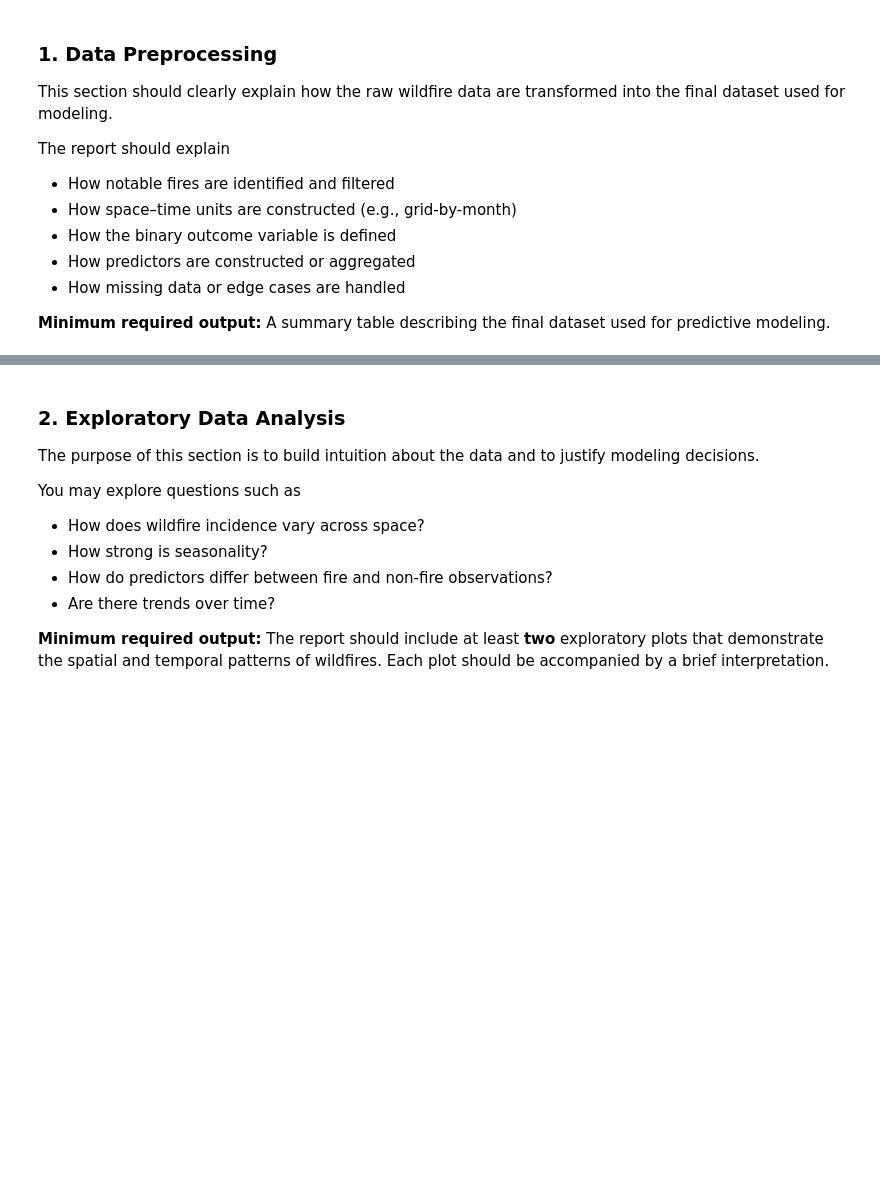
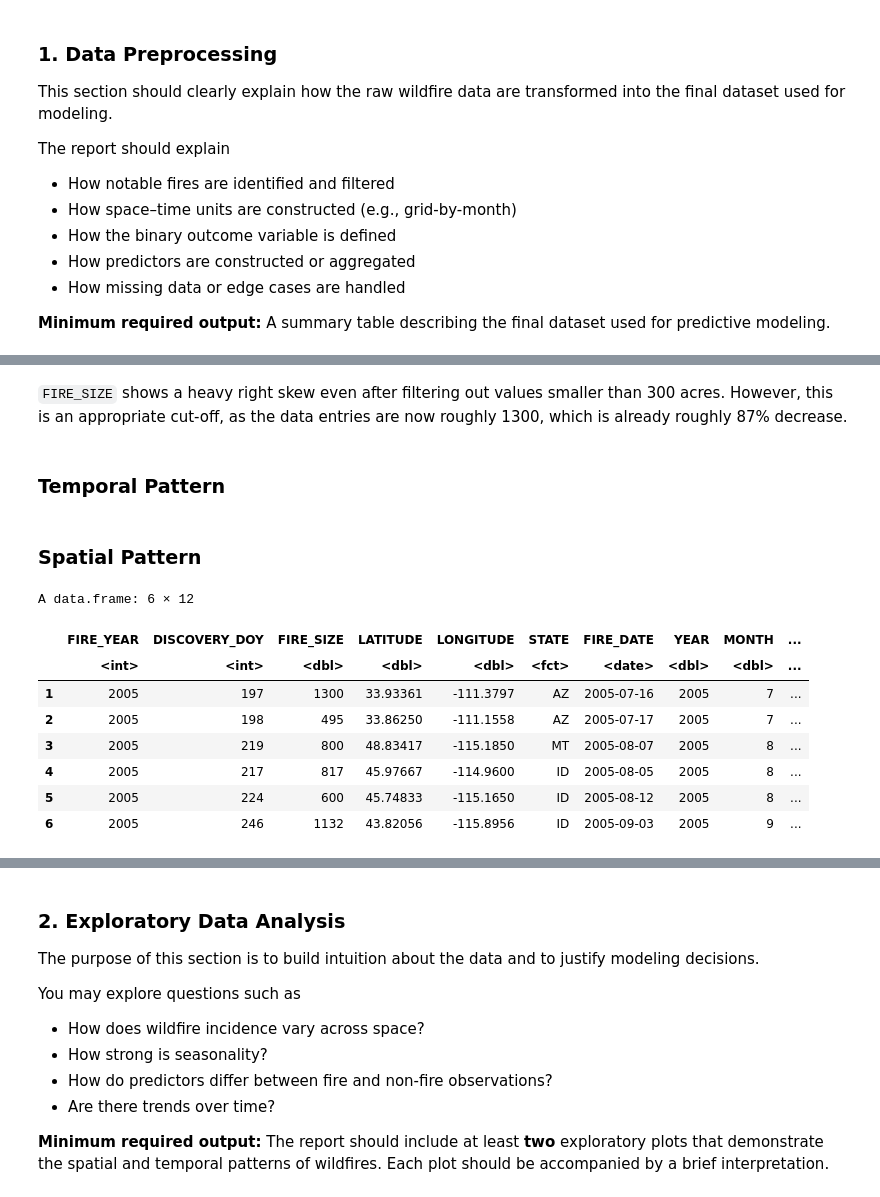
Before and after one commit to trinhhoangtrangthy-cpu/STA141AW26_Final_Project, a Jupyter notebook: Final_report_description.ipynb, the cells around one changed output, grey strips where cells are left out. Drawn from its saved outputs; the diff is of its cells as text; code cells hidden in the pictures; blank space fills up the shorter version.

```diff
--- a/Final_report_description.ipynb
+++ b/Final_report_description.ipynb
@@ -77,0 +138,32 @@ The report should explain
+# %% [markdown]
+`FIRE_SIZE` shows a heavy right skew even after filtering out values smaller than 300 acres. However, this is an appropriate cut-off, as the data entries are now roughly 1300, which is already roughly 87% decrease.
+# %% [markdown]
+### Temporal Pattern
+# %%
+wildfires_300 <- wildfires_300 %>%
+    mutate(FIRE_DATE = as.Date(paste(FIRE_YEAR, DISCOVERY_DOY, sep = "-"), format = "%Y-%j"),
+          YEAR = year(FIRE_DATE),
+          MONTH = month(FIRE_DATE))
+
+#head(wildfires_300)
+# %% [markdown]
+### Spatial Pattern
+# %%
+wildfires_300 <- wildfires_300 %>%
+  mutate(
+    lat_bin = floor(LATITUDE),
+    lon_bin = floor(LONGITUDE),
+    ym = YEAR * 100 + MONTH   # e.g., 201507
+  )
+
+head(wildfires_300)
+# %% [output]
+A data.frame: 6 × 12
+|  | FIRE_YEAR | DISCOVERY_DOY | FIRE_SIZE | LATITUDE | LONGITUDE | STATE | FIRE_DATE | YEAR | MONTH | ... |
+|  | <int> | <int> | <dbl> | <dbl> | <dbl> | <fct> | <date> | <dbl> | <dbl> | ... |
+| 1 | 2005 | 197 | 1300 | 33.93361 | -111.3797 | AZ | 2005-07-16 | 2005 | 7 | ... |
+| 2 | 2005 | 198 | 495 | 33.86250 | -111.1558 | AZ | 2005-07-17 | 2005 | 7 | ... |
+| 3 | 2005 | 219 | 800 | 48.83417 | -115.1850 | MT | 2005-08-07 | 2005 | 8 | ... |
+| 4 | 2005 | 217 | 817 | 45.97667 | -114.9600 | ID | 2005-08-05 | 2005 | 8 | ... |
+| 5 | 2005 | 224 | 600 | 45.74833 | -115.1650 | ID | 2005-08-12 | 2005 | 8 | ... |
+| 6 | 2005 | 246 | 1132 | 43.82056 | -115.8956 | ID | 2005-09-03 | 2005 | 9 | ... |
```
Also changed, not shown: parts of 9 cells of this notebook.
